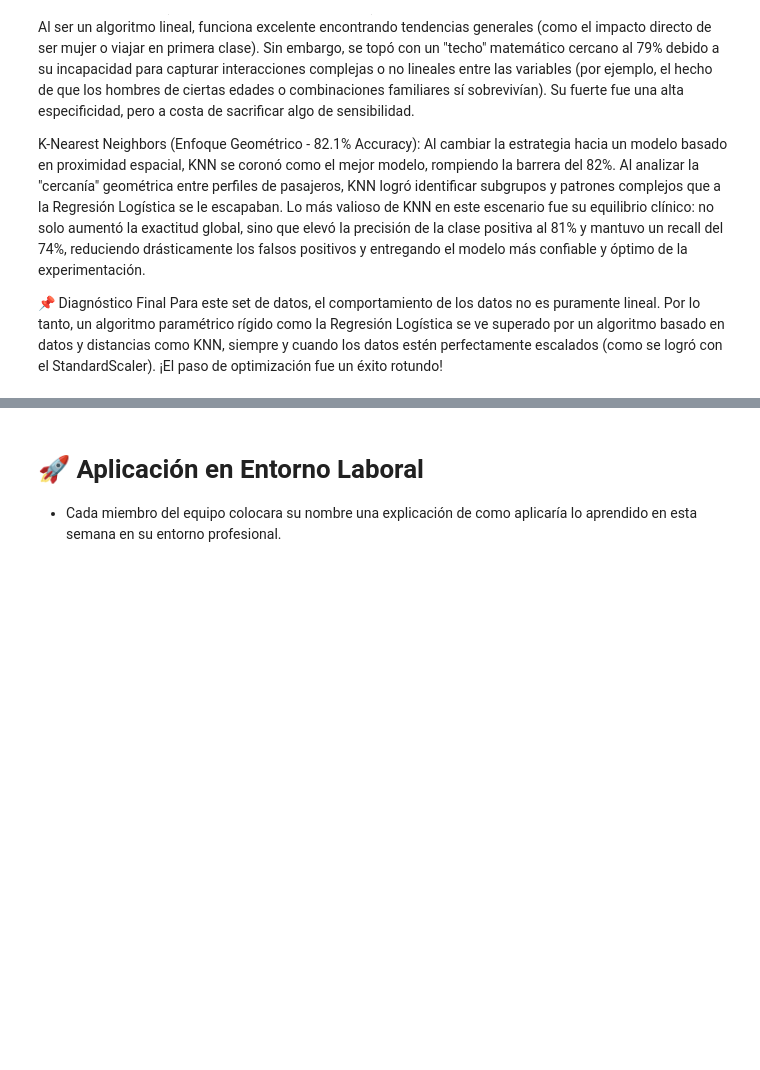
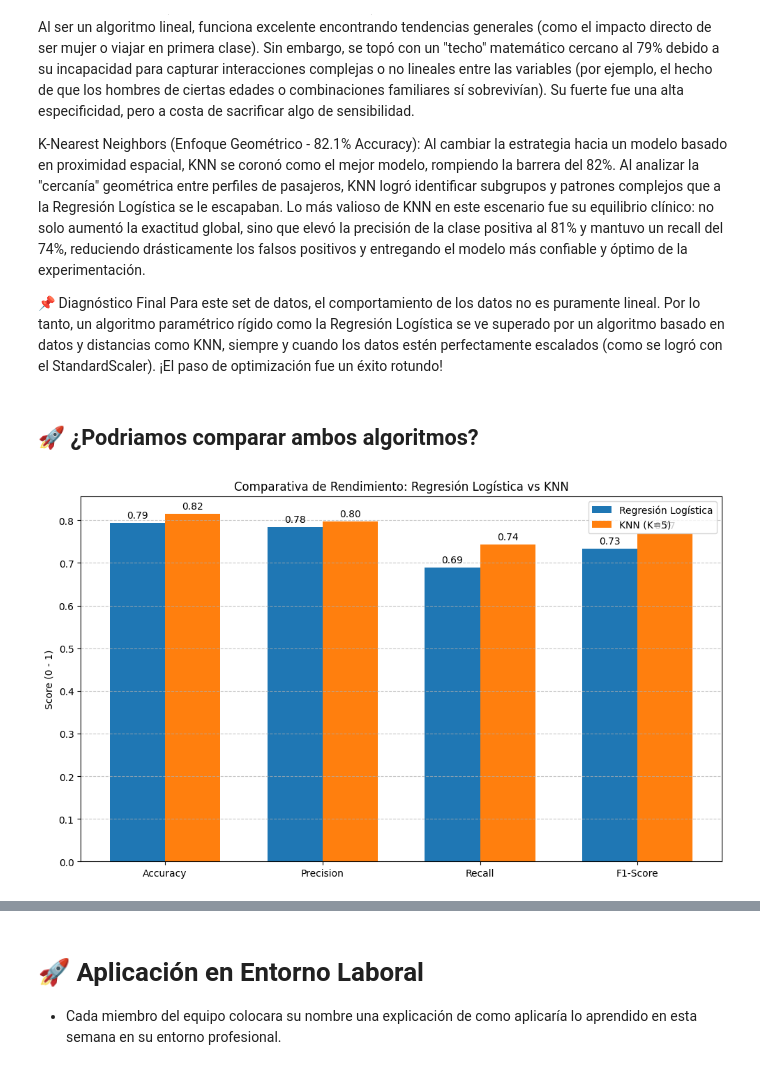
Before and after one commit to ChrisJavier/UIDE_2-WorkGroupDataScienceTools, a Jupyter notebook: Week02/src/HDCGD_CP_W2_E2_PT2_Titanic.ipynb, the cells around one changed output, grey strips where cells are left out. Drawn from its saved outputs; the diff is of its cells as text; code cells hidden in the pictures; blank space fills up the shorter version.

```diff
--- a/Week02/src/HDCGD_CP_W2_E2_PT2_Titanic.ipynb
+++ b/Week02/src/HDCGD_CP_W2_E2_PT2_Titanic.ipynb
@@ -927,3 +925,68 @@ K-Nearest Neighbors (Enfoque Geométrico - 82.1% Accuracy): Al cambiar la estrat
 
 📌 Diagnóstico Final
 Para este set de datos, el comportamiento de los datos no es puramente lineal. Por lo tanto, un algoritmo paramétrico rígido como la Regresión Logística se ve superado por un algoritmo basado en datos y distancias como KNN, siempre y cuando los datos estén perfectamente escalados (como se logró con el StandardScaler). ¡El paso de optimización fue un éxito rotundo!
+# %% [markdown]
+## 🚀 ¿Podriamos comparar ambos algoritmos?
+# %%
+# 1. Es crucial escalar los datos (especialmente para KNN debido a los outliers de Fare)
+scaler = StandardScaler()
+X_train_scaled = scaler.fit_transform(X_train)
+X_test_scaled = scaler.transform(X_test)
+
+# 2. Entrenar ambos modelos
+log_reg = LogisticRegression(random_state=42)
+knn = KNeighborsClassifier(n_neighbors=5)
+
+log_reg.fit(X_train_scaled, y_train)
+knn.fit(X_train_scaled, y_train)
+
+# 3. Predecir y forzar la importación correcta para evitar el TypeError
+y_pred_lr = log_reg.predict(X_test_scaled)
+y_pred_knn = knn.predict(X_test_scaled)
+
+# Forzamos la importación aquí para limpiar cualquier sobrescritura previa
+from sklearn.metrics import accuracy_score, precision_score, recall_score, f1_score
+
+metrics = {
+    'Accuracy': [accuracy_score(y_test, y_pred_lr), accuracy_score(y_test, y_pred_knn)],
+    'Precision': [precision_score(y_test, y_pred_lr), precision_score(y_test, y_pred_knn)],
+    'Recall': [recall_score(y_test, y_pred_lr), recall_score(y_test, y_pred_knn)],
+    'F1-Score': [f1_score(y_test, y_pred_lr), f1_score(y_test, y_pred_knn)]
+}
+
+# 4. Diseñar el gráfico de barras comparativo
+labels = list(metrics.keys())
+lr_means = [metrics[m][0] for m in labels]
+knn_means = [metrics[m][1] for m in labels]
+
+x = np.arange(len(labels))
+width = 0.35
+
+fig, ax = plt.subplots(figsize=(10, 6))
+rects1 = ax.bar(x - width/2, lr_means, width, label='Regresión Logística', color='#1f77b4')
+rects2 = ax.bar(x + width/2, knn_means, width, label='KNN (K=5)', color='#ff7f0e')
+
+ax.set_ylabel('Score (0 - 1)')
+ax.set_title('Comparativa de Rendimiento: Regresión Logística vs KNN')
+ax.set_xticks(x)
+ax.set_xticklabels(labels)
+ax.legend()
+ax.grid(axis='y', linestyle='--', alpha=0.7)
+
+# Añadir los valores numéricos sobre las barras
+def autolabel(rects):
+    for rect in rects:
+        height = rect.get_height()
+        ax.annotate(f'{height:.2f}',
+                    xy=(rect.get_x() + rect.get_width() / 2, height),
+                    xytext=(0, 3),
+                    textcoords="offset points",
+                    ha='center', va='bottom')
+
+autolabel(rects1)
+autolabel(rects2)
+
+plt.tight_layout()
+plt.show()
+# %% [output]
+[figure, added]
```
Also changed, not shown: parts of 3 cells of this notebook.
